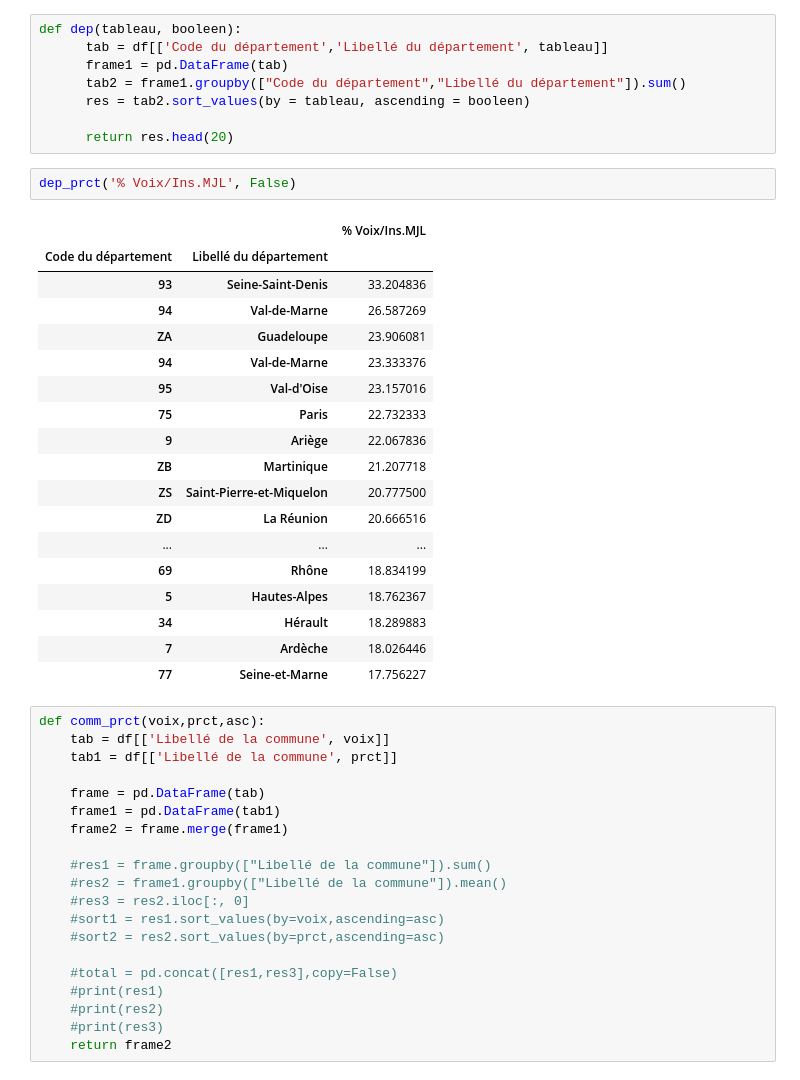
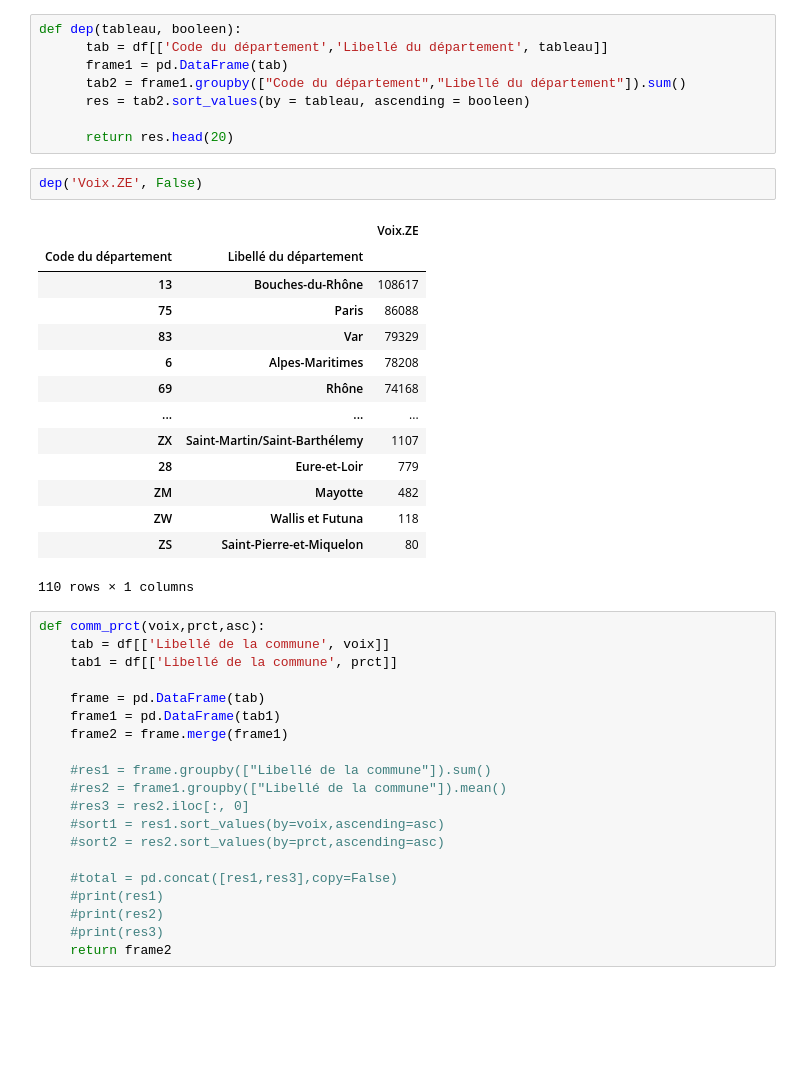
Before and after one commit to BaderEK/AnalyseDeDonnees, a Jupyter notebook: Groupe 2/Groupe 2/rendu.ipynb, the cells around one changed output. Drawn from its saved outputs; the diff is of its cells as text; blank space fills up the shorter version.

```diff
--- a/Groupe 2/Groupe 2/rendu.ipynb
+++ b/Groupe 2/Groupe 2/rendu.ipynb
@@ -148,27 +148,23 @@ def dep(tableau, booleen):
       res = tab2.sort_values(by = tableau, ascending = booleen)
 
       return res.head(20)
-# %%
-dep_prct('% Voix/Ins.MJL', False)
-# %% [output]
-|  |  | % Voix/Ins.MJL |
-| Code du département | Libellé du département |  |
-| 93 | Seine-Saint-Denis | 33.204836 |
-| 94 | Val-de-Marne | 26.587269 |
-| ZA | Guadeloupe | 23.906081 |
-| 94 | Val-de-Marne | 23.333376 |
-| 95 | Val-d'Oise | 23.157016 |
-| 75 | Paris | 22.732333 |
-| 9 | Ariège | 22.067836 |
-| ZB | Martinique | 21.207718 |
-| ZS | Saint-Pierre-et-Miquelon | 20.777500 |
-| ZD | La Réunion | 20.666516 |
-| ... | ... | ... |
-| 69 | Rhône | 18.834199 |
-| 5 | Hautes-Alpes | 18.762367 |
-| 34 | Hérault | 18.289883 |
-| 7 | Ardèche | 18.026446 |
-| 77 | Seine-et-Marne | 17.756227 |
+# %%
+dep('Voix.ZE', False)
+# %% [output]
+|  |  | Voix.ZE |
+| Code du département | Libellé du département |  |
+| 13 | Bouches-du-Rhône | 108617 |
+| 75 | Paris | 86088 |
+| 83 | Var | 79329 |
+| 6 | Alpes-Maritimes | 78208 |
+| 69 | Rhône | 74168 |
+| ... | ... | ... |
+| ZX | Saint-Martin/Saint-Barthélemy | 1107 |
+| 28 | Eure-et-Loir | 779 |
+| ZM | Mayotte | 482 |
+| ZW | Wallis et Futuna | 118 |
+| ZS | Saint-Pierre-et-Miquelon | 80 |
+110 rows × 1 columns
 # %%
 def comm_prct(voix,prct,asc):
     tab = df[['Libellé de la commune', voix]]
```
Also changed, not shown: parts of 2 cells of this notebook.
